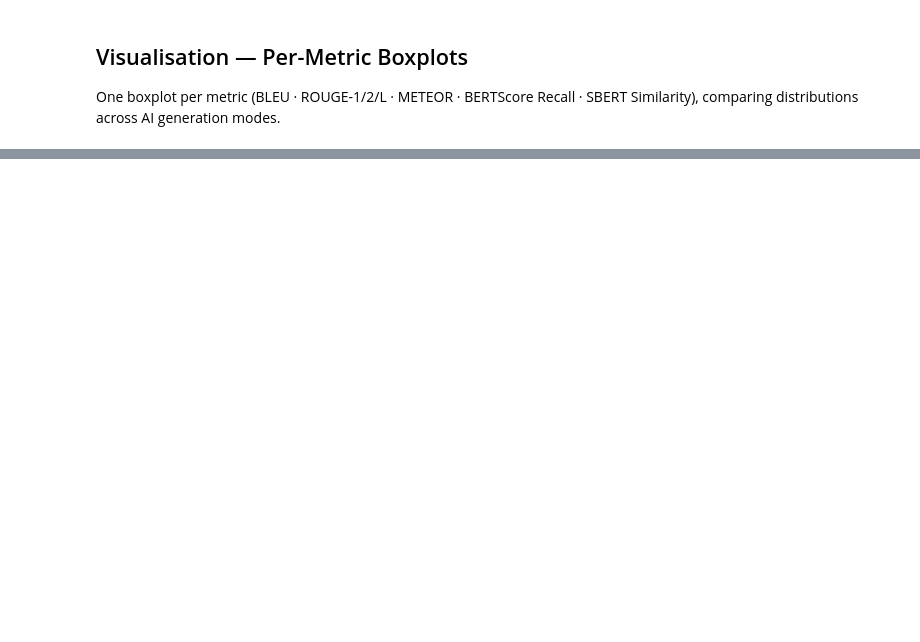
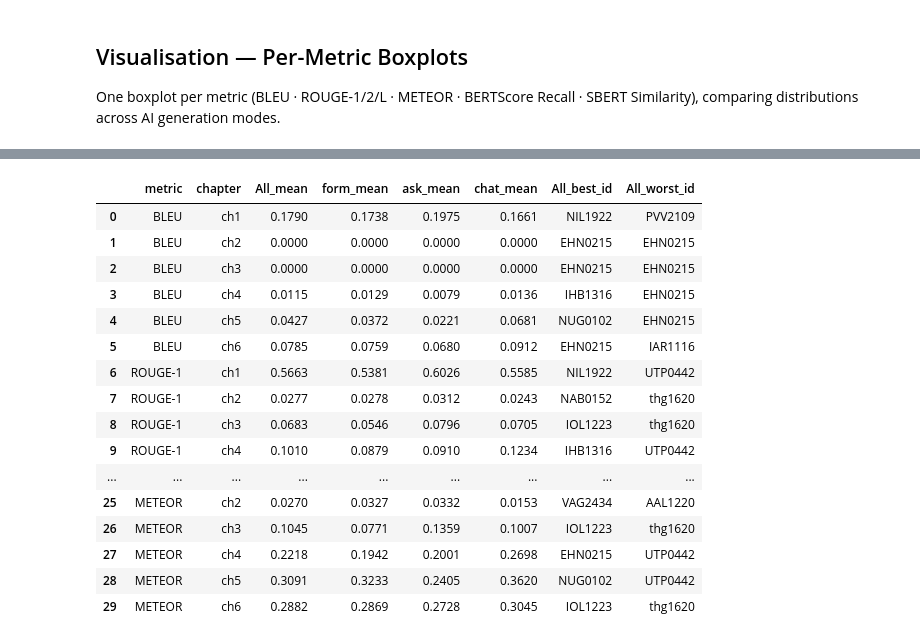
Before and after one commit to ganglem/ropagen-thesis, a Jupyter notebook: python/metrics/ROPAgen_METRICS.ipynb, the cells around one changed output, grey strips where cells are left out. Cells and saved outputs as stored; diff of their text form; code cells hidden in the pictures; blank space fills up the shorter version.

```diff
--- a/python/metrics/ROPAgen_METRICS.ipynb
+++ b/python/metrics/ROPAgen_METRICS.ipynb
@@ -604,0 +1304,78 @@ Saved → output/bert_metrics_boxplot.png
+# %%
+# ── Export: chapter_nlp_summary.csv & chapter_bert_summary.csv ───────────────
+# Tidy per-metric × per-chapter summaries (min/q1/median/q3/max/mean/std/n +
+# best/worst) across All, form, ask, chat groups, from chapter_results.csv.
+
+import pandas as pd
+
+OUT = "output"
+
+CANONICAL_CHAPTERS = [
+    "Verantwortliche Stelle und Kontaktdaten",
+    "Zwecke und Rechtsgrundlagen der Verarbeitung",
+    "Kategorien personenbezogener Daten und Datenquellen",
+    "Betroffene Personen und Empfänger",
+    "Aufbewahrungsfristen und Löschung",
+    "Technische und organisatorische Maßnahmen",
+]
+CH_LABELS = {ch: f"ch{i+1}" for i, ch in enumerate(CANONICAL_CHAPTERS)}
+
+CH_NLP_METRICS  = ["BLEU", "ROUGE-1", "ROUGE-2", "ROUGE-L", "METEOR"]
+CH_BERT_METRICS = ["BERTScore_Precision", "BERTScore_Recall", "BERTScore_F1",
+                   "SBERT_ModernBERT", "SBERT_MiniLM"]
+
+df_ch = pd.read_csv(f"{OUT}/chapter_results.csv")
+
+
+def build_chapter_summary_tidy(df: pd.DataFrame, metrics: list) -> pd.DataFrame:
+    """
+    Returns 30 rows (5 or 5 metrics × 6 chapters), wide stats per group.
+    Column order: metric, chapter, then All_*/form_*/ask_*/chat_* stat columns.
+    """
+    groups = {"All": df, "form": df[df["ai_mode"] == "form"],
+              "ask":  df[df["ai_mode"] == "ask"],
+              "chat": df[df["ai_mode"] == "chat"]}
+
+    rows = []
+    for metric in metrics:
+        for ch_full in CANONICAL_CHAPTERS:
+            row = {"metric": metric, "chapter": CH_LABELS[ch_full]}
+            for grp_name, grp_df in groups.items():
+                s = grp_df.loc[grp_df["chapter"] == ch_full, metric]
+                prefix = grp_name
+                row[f"{prefix}_min"]        = round(s.min(),  4)
+                row[f"{prefix}_q1"]         = round(s.quantile(0.25), 4)
+                row[f"{prefix}_median"]     = round(s.median(), 4)
+                row[f"{prefix}_q3"]         = round(s.quantile(0.75), 4)
+                row[f"{prefix}_max"]        = round(s.max(),  4)
+                row[f"{prefix}_mean"]       = round(s.mean(), 4)
+                row[f"{prefix}_std"]        = round(s.std(),  4)
+                row[f"{prefix}_n"]          = int(s.count())
+                if len(s) > 0:
+                    ch_grp = grp_df[grp_df["chapter"] == ch_full]
+                    row[f"{prefix}_best_id"]    = ch_grp.loc[ch_grp[metric].idxmax(), "user_id"]
+                    row[f"{prefix}_best_score"] = round(s.max(), 4)
+                    row[f"{prefix}_worst_id"]   = ch_grp.loc[ch_grp[metric].idxmin(), "user_id"]
+                    row[f"{prefix}_worst_score"]= round(s.min(), 4)
+                else:
+                    row[f"{prefix}_best_id"]    = None
+                    row[f"{prefix}_best_score"] = None
+                    row[f"{prefix}_worst_id"]   = None
+                    row[f"{prefix}_worst_score"]= None
+            rows.append(row)
+    return pd.DataFrame(rows)
+
+
+df_ch_nlp  = build_chapter_summary_tidy(df_ch, CH_NLP_METRICS)
+df_ch_bert = build_chapter_summary_tidy(df_ch, CH_BERT_METRICS)
+
+df_ch_nlp.to_csv(f"{OUT}/chapter_nlp_summary.csv",  index=False)
+df_ch_bert.to_csv(f"{OUT}/chapter_bert_summary.csv", index=False)
+
+print(f"Saved {OUT}/chapter_nlp_summary.csv  — {len(df_ch_nlp)} rows")
+print(f"Saved {OUT}/chapter_bert_summary.csv — {len(df_ch_bert)} rows")
+display(df_ch_nlp[["metric", "chapter", "All_mean", "form_mean", "ask_mean",
+                    "chat_mean", "All_best_id", "All_worst_id"]].round(4))
+display(df_ch_bert[["metric", "chapter", "All_mean", "form_mean", "ask_mean",
+                     "chat_mean", "All_best_id", "All_worst_id"]].round(4))
+# %% [output]
@@ -604,0 +1384,17 @@ Saved → output/bert_metrics_boxplot.png
+|  | metric | chapter | All_mean | form_mean | ask_mean | chat_mean | All_best_id | All_worst_id |
+| 0 | BLEU | ch1 | 0.1790 | 0.1738 | 0.1975 | 0.1661 | NIL1922 | PVV2109 |
+| 1 | BLEU | ch2 | 0.0000 | 0.0000 | 0.0000 | 0.0000 | EHN0215 | EHN0215 |
+| 2 | BLEU | ch3 | 0.0000 | 0.0000 | 0.0000 | 0.0000 | EHN0215 | EHN0215 |
+| 3 | BLEU | ch4 | 0.0115 | 0.0129 | 0.0079 | 0.0136 | IHB1316 | EHN0215 |
+| 4 | BLEU | ch5 | 0.0427 | 0.0372 | 0.0221 | 0.0681 | NUG0102 | EHN0215 |
+| 5 | BLEU | ch6 | 0.0785 | 0.0759 | 0.0680 | 0.0912 | EHN0215 | IAR1116 |
+| 6 | ROUGE-1 | ch1 | 0.5663 | 0.5381 | 0.6026 | 0.5585 | NIL1922 | UTP0442 |
+| 7 | ROUGE-1 | ch2 | 0.0277 | 0.0278 | 0.0312 | 0.0243 | NAB0152 | thg1620 |
+| 8 | ROUGE-1 | ch3 | 0.0683 | 0.0546 | 0.0796 | 0.0705 | IOL1223 | thg1620 |
+| 9 | ROUGE-1 | ch4 | 0.1010 | 0.0879 | 0.0910 | 0.1234 | IHB1316 | UTP0442 |
+| ... | ... | ... | ... | ... | ... | ... | ... | ... |
+| 25 | METEOR | ch2 | 0.0270 | 0.0327 | 0.0332 | 0.0153 | VAG2434 | AAL1220 |
+| 26 | METEOR | ch3 | 0.1045 | 0.0771 | 0.1359 | 0.1007 | IOL1223 | thg1620 |
+| 27 | METEOR | ch4 | 0.2218 | 0.1942 | 0.2001 | 0.2698 | EHN0215 | UTP0442 |
+| 28 | METEOR | ch5 | 0.3091 | 0.3233 | 0.2405 | 0.3620 | NUG0102 | UTP0442 |
+| 29 | METEOR | ch6 | 0.2882 | 0.2869 | 0.2728 | 0.3045 | IOL1223 | thg1620 |
```
Also changed, not shown: parts of 19 cells of this notebook, 14 other files.
